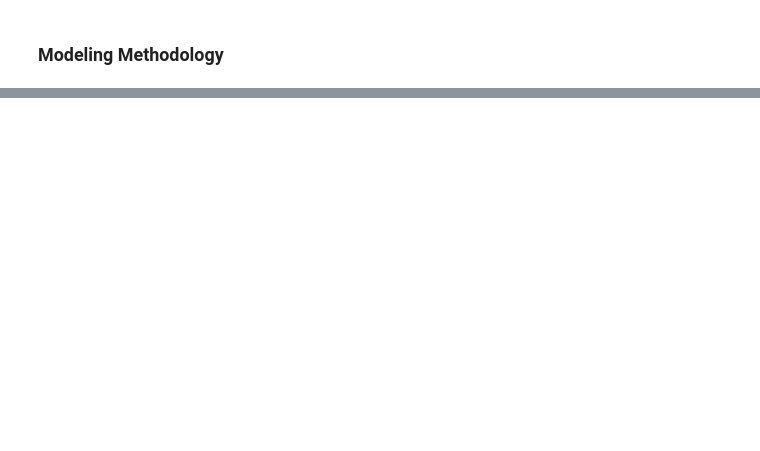
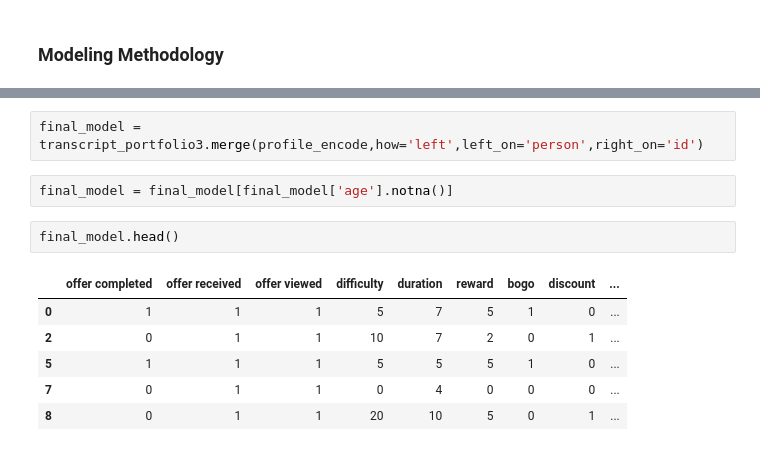
Before and after one commit to jlee0204/udacity-starbucks-captsone, a Jupyter notebook: Starbucks_Capstone_notebook.ipynb, the cells around one changed output, grey strips where cells are left out. Drawn from its saved outputs; the diff is of its cells as text; blank space fills up the shorter version.

```diff
--- a/Starbucks_Capstone_notebook.ipynb
+++ b/Starbucks_Capstone_notebook.ipynb
@@ -567,0 +618,13 @@ transcript_encode.head()
+# %%
+final_model = transcript_portfolio3.merge(profile_encode,how='left',left_on='person',right_on='id')
+# %%
+final_model = final_model[final_model['age'].notna()]
+# %%
+final_model.head()
+# %% [output]
+|  | offer completed | offer received | offer viewed | difficulty | duration | reward | bogo | discount | ... |
+| 0 | 1 | 1 | 1 | 5 | 7 | 5 | 1 | 0 | ... |
+| 2 | 0 | 1 | 1 | 10 | 7 | 2 | 0 | 1 | ... |
+| 5 | 1 | 1 | 1 | 5 | 5 | 5 | 1 | 0 | ... |
+| 7 | 0 | 1 | 1 | 0 | 4 | 0 | 0 | 0 | ... |
+| 8 | 0 | 1 | 1 | 20 | 10 | 5 | 0 | 1 | ... |
```
Also changed, not shown: parts of 41 cells of this notebook, 1 other file.
